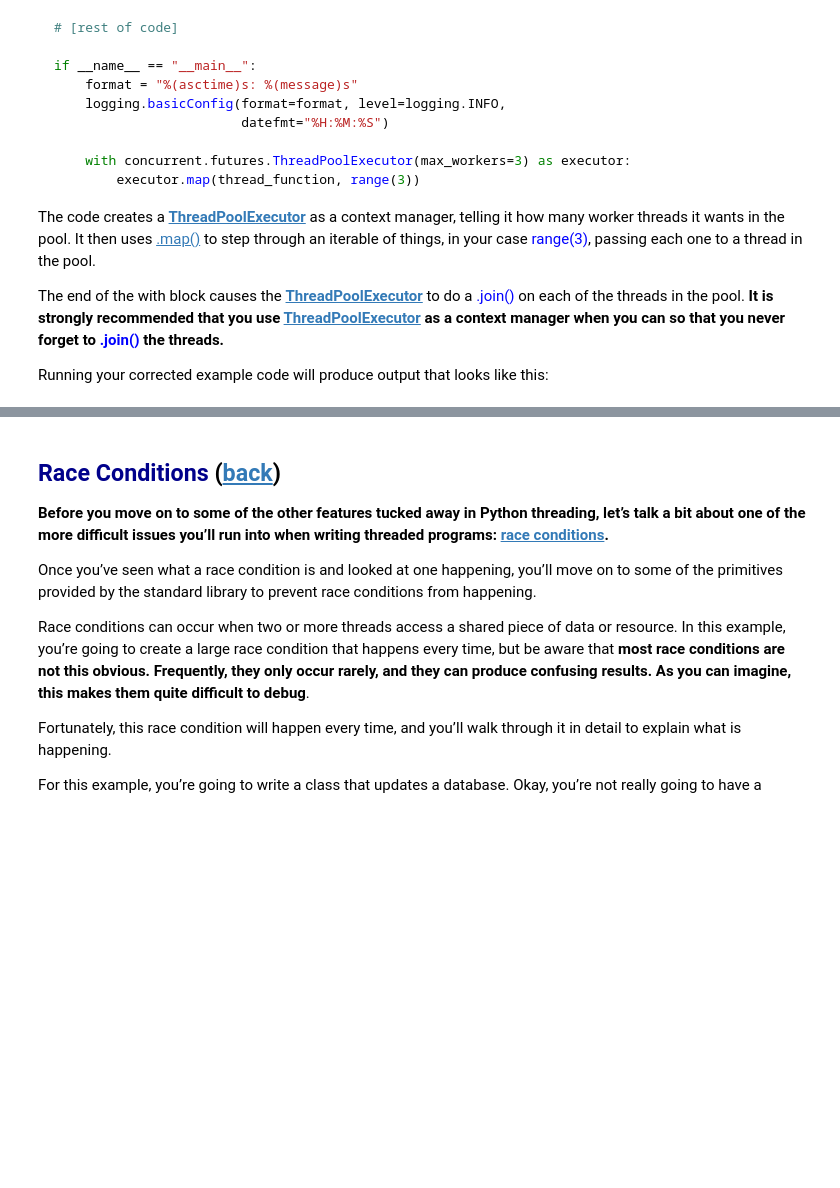
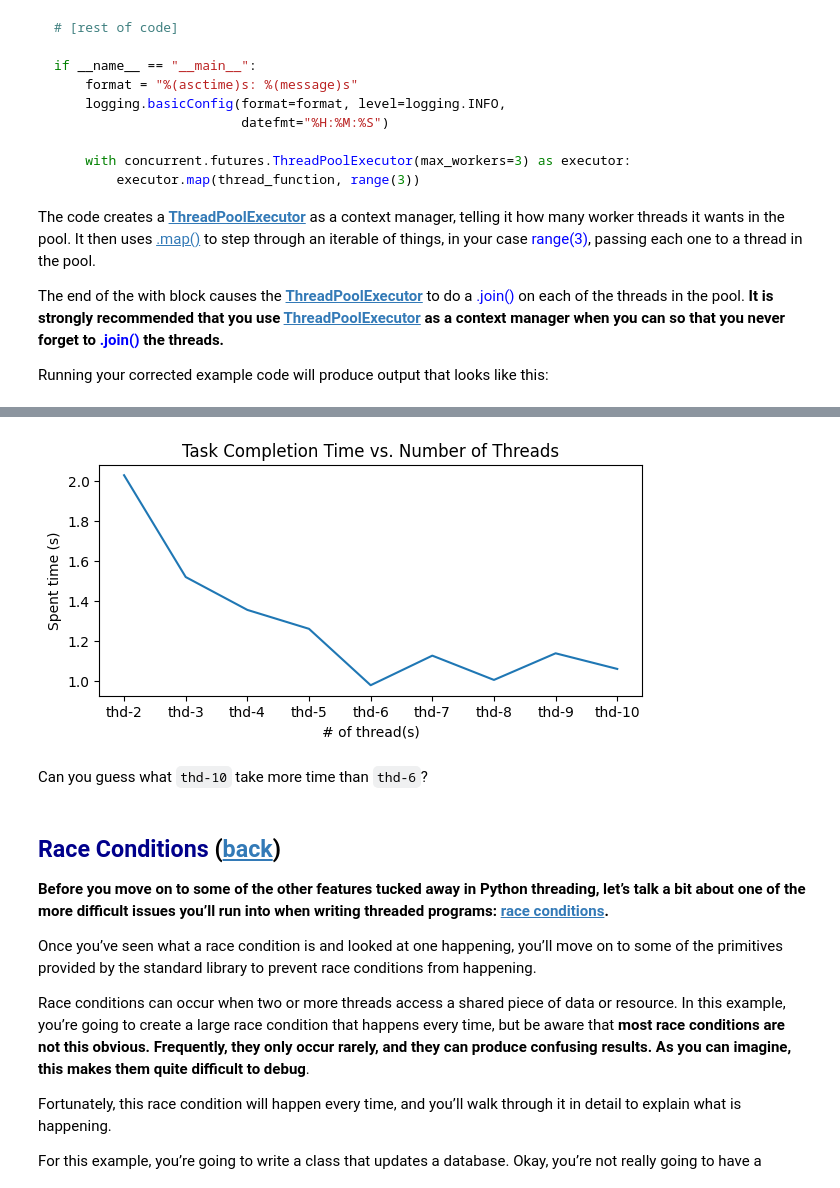
Before and after one commit to johnklee/python_101_crash_courses, a Jupyter notebook: article_collection/Intro_to_python_threading/notebook.ipynb, the cells around one changed output, grey strips where cells are left out. Drawn from its saved outputs; the diff is of its cells as text; code cells hidden in the pictures; blank space fills up the shorter version.

Commit message:
update content of article `Intro_to_python_threading`

```diff
--- a/article_collection/Intro_to_python_threading/notebook.ipynb
+++ b/article_collection/Intro_to_python_threading/notebook.ipynb
@@ -257,0 +299,8 @@ Running your corrected example code will produce output that looks like this:
+# %%
+%%time
+for url in URLs:
+    r = requests.get(url)
+    if r.status_code != 200:
+        print(f'Failed to handle URL={url} with status code as {r.status_code}')
+
+    print(f'URL={url} is crawled successfully!')
@@ -257,0 +330,20 @@ Running your corrected example code will produce output that looks like this:
+# %%
+def crawl_url(name, url_queue):
+    while url_queue:
+        url = url_queue.pop(0)
+        r = requests.get(url)
+        if r.status_code != 200:
+            print(f'Failed to handle URL={url} with status code as {r.status_code}')
+
+        print(f'Thread-{name}: URL={url} is crawled successfully!')
+# %%
+thread_num_2_process_time = {}
+for thread_num in range(2, 11):
+    urls = copy.copy(URLs)
+    start_time = datetime.now()
+    with concurrent.futures.ThreadPoolExecutor(max_workers=thread_num) as executor:
+        executor.map(lambda p: crawl_url(*p), ((i, urls) for i in range(thread_num)))
+
+    time_diff = datetime.now() - start_time
+    thread_num_2_process_time[thread_num] = time_diff.total_seconds()
+    print(f'Thread number={thread_num} spent {time_diff.total_seconds():.02f}s')
@@ -258,3 +368,23 @@ Running your corrected example code will produce output that looks like this:
+# %%
+def show_line_chart(thread_num_2_process_time):
+    plt.rcParams['figure.figsize'] = [7, 3]
+    x_axis = []
+    y_axis = []
+    for thread_num, spent_time in thread_num_2_process_time.items():
+        x_axis.append(f'thd-{thread_num}')
+        y_axis.append(spent_time)
+
+    plt.plot(x_axis, y_axis)
+    plt.title('Task Completion Time vs. Number of Threads')
+    plt.xlabel('# of thread(s)')
+    plt.ylabel('Spent time (s)')
+    plt.show()
+# %%
+show_line_chart(thread_num_2_process_time)
+# %% [output]
+[figure, added]
+# %% [markdown]
+Can you guess what `thd-10` take more time than `thd-6`?
 # %% [markdown]
 <a id='sect5'></a>
 ## <font color='darkblue'>Race Conditions</font> ([back](#sect0))
```
Also changed, not shown: parts of 32 cells of this notebook, 16 other files.
